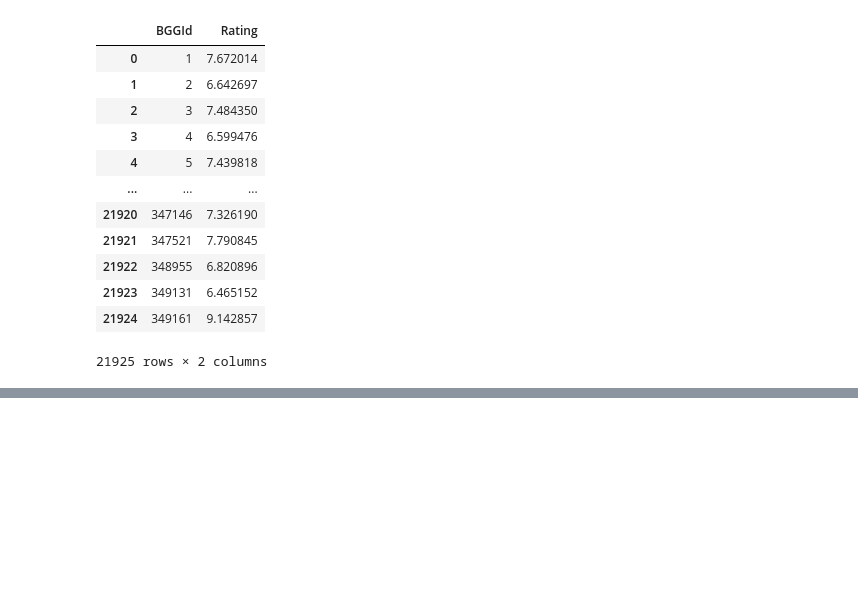
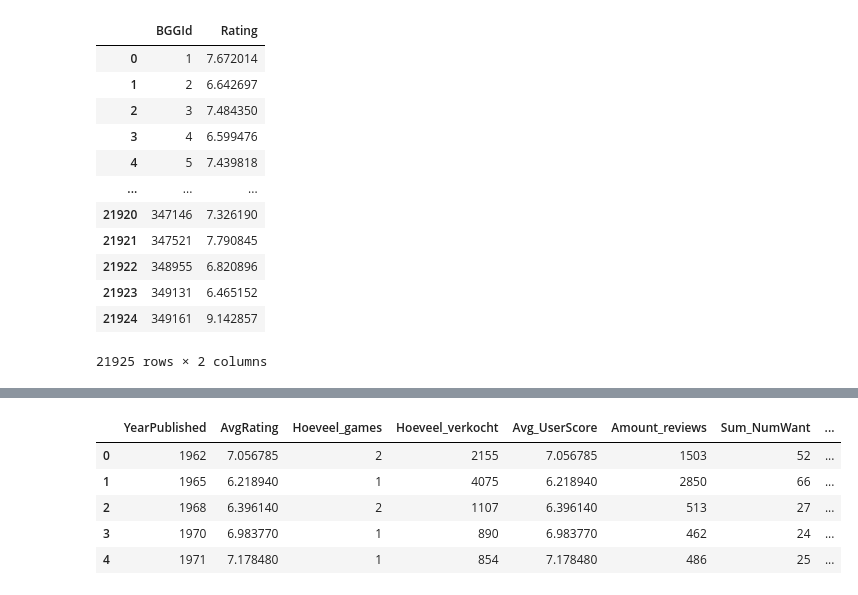
Before and after one commit to LeonDenBoer/ML_V, a Jupyter notebook: ML_oefenopdracht.ipynb, the cells around one changed output, grey strips where cells are left out. Cells and saved outputs as stored; diff of their text form; code cells hidden in the pictures; blank space fills up the shorter version.

```diff
--- a/ML_oefenopdracht.ipynb
+++ b/ML_oefenopdracht.ipynb
@@ -62,0 +70,33 @@ filtered_games.head()
+# %%
+# Filter games based on the 'Thematic' category
+df_Thematic_grouped = (
+    filtered_games[filtered_games['Cat:Thematic'] == 1]
+
+    # Group by 'YearPublished' and calculate various aggregated metrics
+    .groupby('YearPublished')
+    .agg(
+        AvgRating=('AvgRating', 'mean'),                    # Average rating per year
+        Hoeveel_games=('NumWant', 'count'),                 # Number of games per year
+        Hoeveel_verkocht=('NumOwned', 'sum'),               # Total number of games sold per year
+        Avg_UserScore=('AvgRating', 'mean'),                # Average user score per year
+        Amount_reviews=('NumUserRatings', 'sum'),           # Total number of user reviews per year
+        Sum_NumWant=('NumWant', 'sum'),                     # Sum of 'NumWant' per year
+        Sum_NumWish=('NumWish', 'sum'),                     # Sum of 'NumWish' per year
+        Avg_Expansions=('NumExpansions', 'mean'),           # Average number of expansions per year
+        Avg_Implementations=('NumImplementations', 'mean'), # Average number of implementations per year
+        Avg_Comments=('NumComments', 'mean')                # Average number of comments per year
+    )
+    .reset_index()  # Reset index to have 'YearPublished' as a regular column
+)
+
+df_Thematic_grouped['Category'] = 'Thematic'
+
+# Display the resulting DataFrame
+df_Thematic_grouped.head()
+# %% [output]
+|  | YearPublished | AvgRating | Hoeveel_games | Hoeveel_verkocht | Avg_UserScore | Amount_reviews | Sum_NumWant | ... |
+| 0 | 1962 | 7.056785 | 2 | 2155 | 7.056785 | 1503 | 52 | ... |
+| 1 | 1965 | 6.218940 | 1 | 4075 | 6.218940 | 2850 | 66 | ... |
+| 2 | 1968 | 6.396140 | 2 | 1107 | 6.396140 | 513 | 27 | ... |
+| 3 | 1970 | 6.983770 | 1 | 890 | 6.983770 | 462 | 24 | ... |
+| 4 | 1971 | 7.178480 | 1 | 854 | 7.178480 | 486 | 25 | ... |
```
Also changed, not shown: parts of 10 cells of this notebook.
